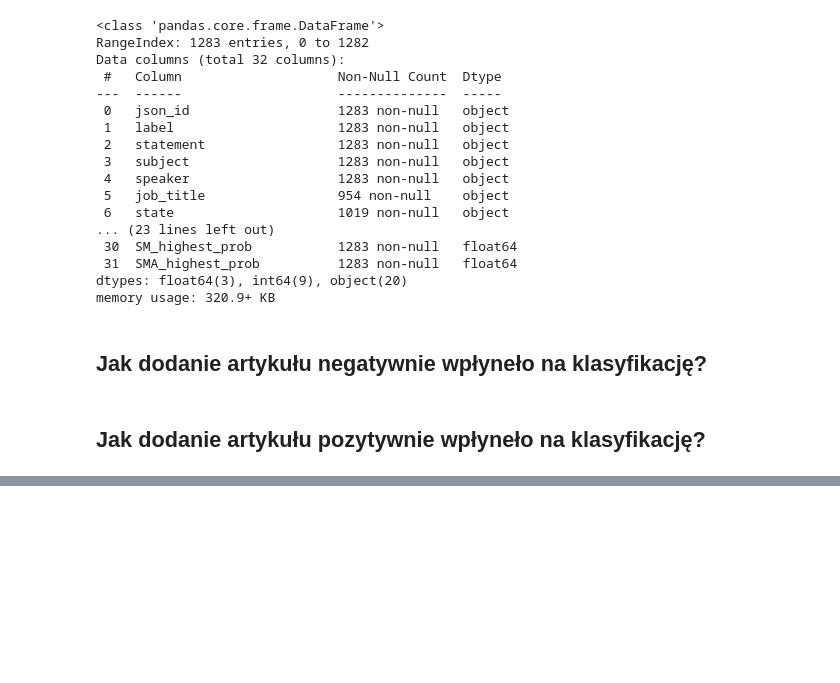
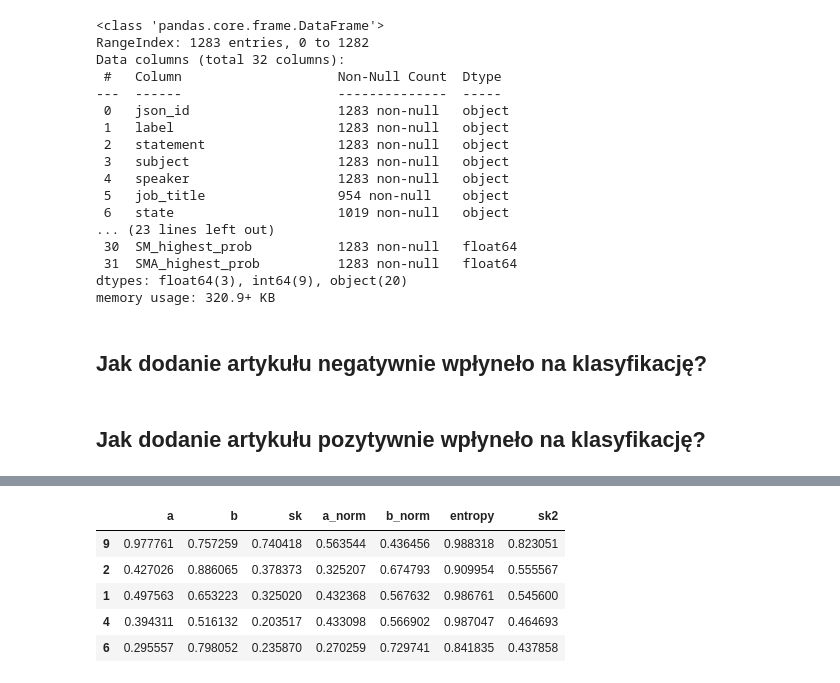
Before and after one commit to jegor377/thesis_classifier, a Jupyter notebook: SM vs SMA comparison.ipynb, the cells around one changed output, grey strips where cells are left out. Saved outputs shown, nothing was run; the diff lists cells and outputs as text; code cells hidden in the pictures; blank space fills up the shorter version.

```diff
--- a/SM vs SMA comparison.ipynb
+++ b/SM vs SMA comparison.ipynb
@@ -106,0 +138,6 @@ SM_incorrect_SMA_correct_SM_dominance.drop(['json_id', 'label'], axis=1).to_csv(
+# %%
+a={
+    'a': np.random.rand(10),
+    'b': np.random.rand(10)
+}
+u = pd.DataFrame.from_dict(a)
@@ -106,0 +176,2 @@ SM_incorrect_SMA_correct_SM_dominance.drop(['json_id', 'label'], axis=1).to_csv(
+# %%
+u['sk'] = u['a']*u['b']
@@ -106,0 +187,15 @@ SM_incorrect_SMA_correct_SM_dominance.drop(['json_id', 'label'], axis=1).to_csv(
+# %%
+u['a_norm'] = u['a'] / (u['a'] + u['b'])
+u['b_norm'] = u['b'] / (u['a'] + u['b'])
+# %%
+u['entropy'] = -(u['a_norm']*np.log2(u['a_norm']))-(u['b_norm']*np.log2(u['b_norm']))
+u['sk2'] = (2/3*u['sk'])+(1/3*u['entropy'])
+# %%
+u.sort_values('sk2', ascending=False).head(5)
+# %% [output]
+|  | a | b | sk | a_norm | b_norm | entropy | sk2 |
+| 9 | 0.977761 | 0.757259 | 0.740418 | 0.563544 | 0.436456 | 0.988318 | 0.823051 |
+| 2 | 0.427026 | 0.886065 | 0.378373 | 0.325207 | 0.674793 | 0.909954 | 0.555567 |
+| 1 | 0.497563 | 0.653223 | 0.325020 | 0.432368 | 0.567632 | 0.986761 | 0.545600 |
+| 4 | 0.394311 | 0.516132 | 0.203517 | 0.433098 | 0.566902 | 0.987047 | 0.464693 |
+| 6 | 0.295557 | 0.798052 | 0.235870 | 0.270259 | 0.729741 | 0.841835 | 0.437858 |
```
Also changed, not shown: parts of 20 cells of this notebook, 7 other files.
